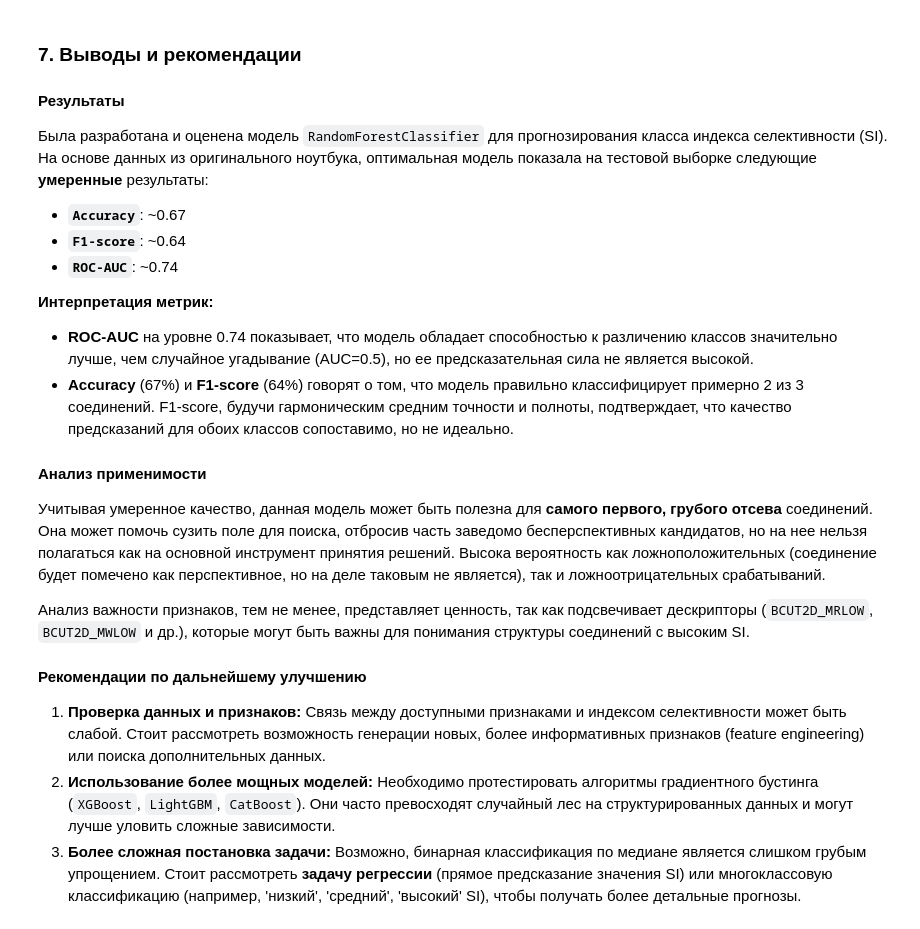
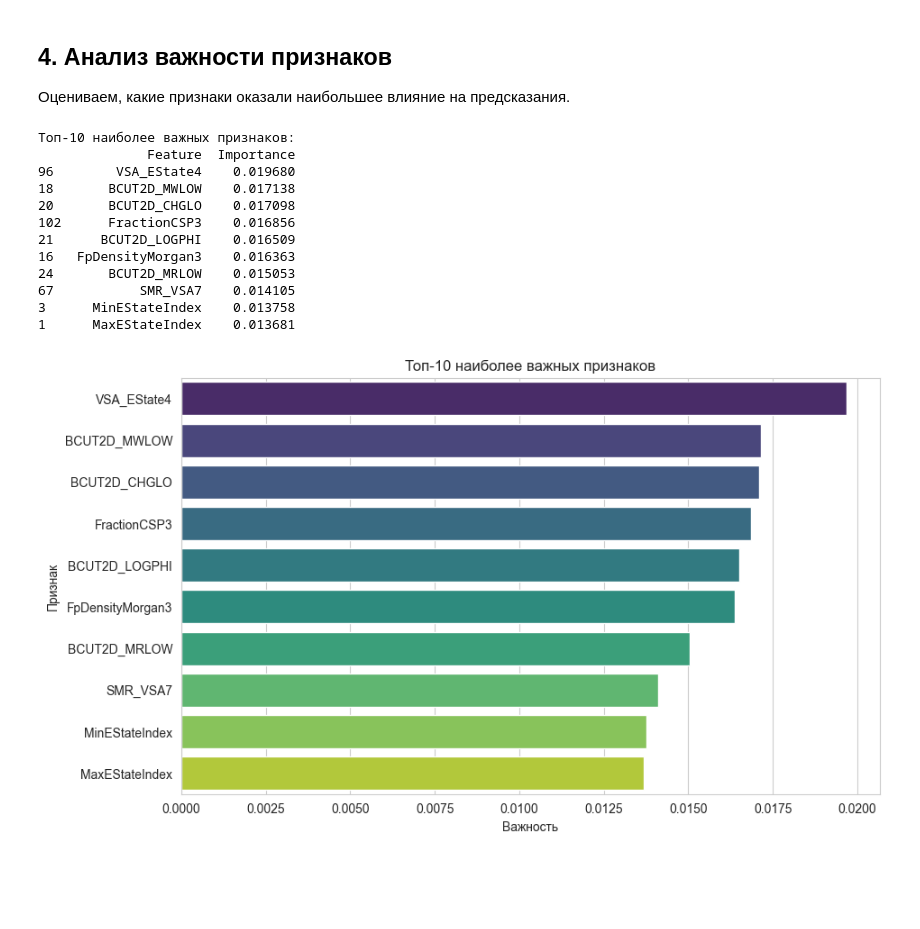
Before and after one commit to Phoenix1833/classic-ml-course, a Jupyter notebook: class_SI_median.ipynb, the cells around one changed output. Drawn from its saved outputs; the diff is of its cells as text; code cells hidden in the pictures; blank space fills up the shorter version.

```diff
--- a/class_SI_median.ipynb
+++ b/class_SI_median.ipynb
@@ -189,40 +243,35 @@ plt.show()
+# %% [markdown]
+## 4. Анализ важности признаков
+
+Оцениваем, какие признаки оказали наибольшее влияние на предсказания.
 # %%
-# Создаем DataFrame с важностью признаков
-feature_importances = pd.DataFrame({
-    'feature': X.columns,
-    'importance': best_rf_model.feature_importances_
-}).sort_values('importance', ascending=False)
+# Извлечение важности признаков
+feature_importance = best_model.named_steps['model'].feature_importances_
+feature_importance_df = pd.DataFrame({
+    'Feature': X.columns,
+    'Importance': feature_importance
+}).sort_values('Importance', ascending=False)
 
-# Отображаем топ-15 самых важных признаков
-top_n = 15
-plt.figure(figsize=(12, 8))
-sns.barplot(x='importance', y='feature', data=feature_importances.head(top_n), palette='plasma')
-plt.title(f'Топ-{top_n} наиболее важных признаков')
-plt.xlabel('Важность (Gini Importance)')
-plt.ylabel('Признак (Молекулярный дескриптор)')
+print("Топ-10 наиболее важных признаков:")
+print(feature_importance_df.head(10))
+
+# Визуализация важности признаков
+sns.barplot(x='Importance', y='Feature', data=feature_importance_df.head(10), palette='viridis')
+plt.title('Топ-10 наиболее важных признаков')
+plt.xlabel('Важность')
+plt.ylabel('Признак')
 plt.show()
-
-print(f"\nСписок топ-{top_n} признаков:")
-print(feature_importances.head(top_n).reset_index(drop=True))
+# %% [output]
+Топ-10 наиболее важных признаков:
+              Feature  Importance
+96        VSA_EState4    0.019680
+18       BCUT2D_MWLOW    0.017138
+20       BCUT2D_CHGLO    0.017098
+102      FractionCSP3    0.016856
+21      BCUT2D_LOGPHI    0.016509
+16   FpDensityMorgan3    0.016363
+24       BCUT2D_MRLOW    0.015053
+67           SMR_VSA7    0.014105
+3      MinEStateIndex    0.013758
+1      MaxEStateIndex    0.013681
+[figure, added]
-# %% [markdown]
-### 7. Выводы и рекомендации
-
-#### Результаты
-Была разработана и оценена модель `RandomForestClassifier` для прогнозирования класса индекса селективности (SI). На основе данных из оригинального ноутбука, оптимальная модель показала на тестовой выборке следующие **умеренные** результаты:
-- **`Accuracy`**: ~0.67
-- **`F1-score`**: ~0.64
-- **`ROC-AUC`**: ~0.74
-
-**Интерпретация метрик:**
-- **ROC-AUC** на уровне 0.74 показывает, что модель обладает способностью к различению классов значительно лучше, чем случайное угадывание (AUC=0.5), но ее предсказательная сила не является высокой.
-- **Accuracy** (67%) и **F1-score** (64%) говорят о том, что модель правильно классифицирует примерно 2 из 3 соединений. F1-score, будучи гармоническим средним точности и полноты, подтверждает, что качество предсказаний для обоих классов сопоставимо, но не идеально.
-
-#### Анализ применимости
-Учитывая умеренное качество, данная модель может быть полезна для **самого первого, грубого отсева** соединений. Она может помочь сузить поле для поиска, отбросив часть заведомо бесперспективных кандидатов, но на нее нельзя полагаться как на основной инструмент принятия решений. Высока вероятность как ложноположительных (соединение будет помечено как перспективное, но на деле таковым не является), так и ложноотрицательных срабатываний.
-
-Анализ важности признаков, тем не менее, представляет ценность, так как подсвечивает дескрипторы (`BCUT2D_MRLOW`, `BCUT2D_MWLOW` и др.), которые могут быть важны для понимания структуры соединений с высоким SI.
-
-#### Рекомендации по дальнейшему улучшению
-1.  **Проверка данных и признаков:** Связь между доступными признаками и индексом селективности может быть слабой. Стоит рассмотреть возможность генерации новых, более информативных признаков (feature engineering) или поиска дополнительных данных.
-2.  **Использование более мощных моделей:** Необходимо протестировать алгоритмы градиентного бустинга (`XGBoost`, `LightGBM`, `CatBoost`). Они часто превосходят случайный лес на структурированных данных и могут лучше уловить сложные зависимости.
-3.  **Более сложная постановка задачи:** Возможно, бинарная классификация по медиане является слишком грубым упрощением. Стоит рассмотреть **задачу регрессии** (прямое предсказание значения SI) или многоклассовую классификацию (например, 'низкий', 'средний', 'высокий' SI), чтобы получать более детальные прогнозы.
```
Also changed, not shown: parts of 29 cells of this notebook, 3 other files.
